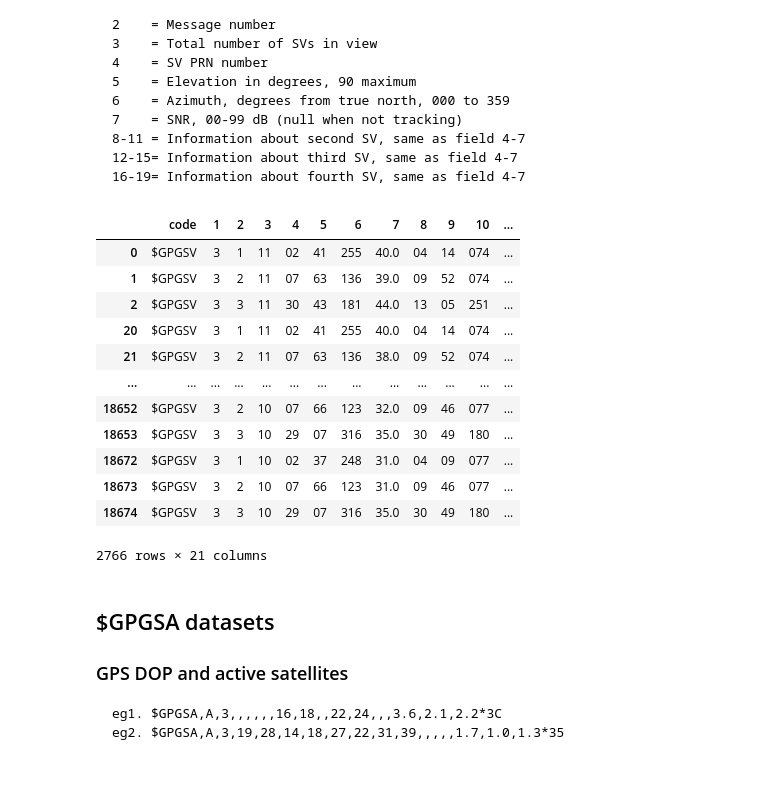
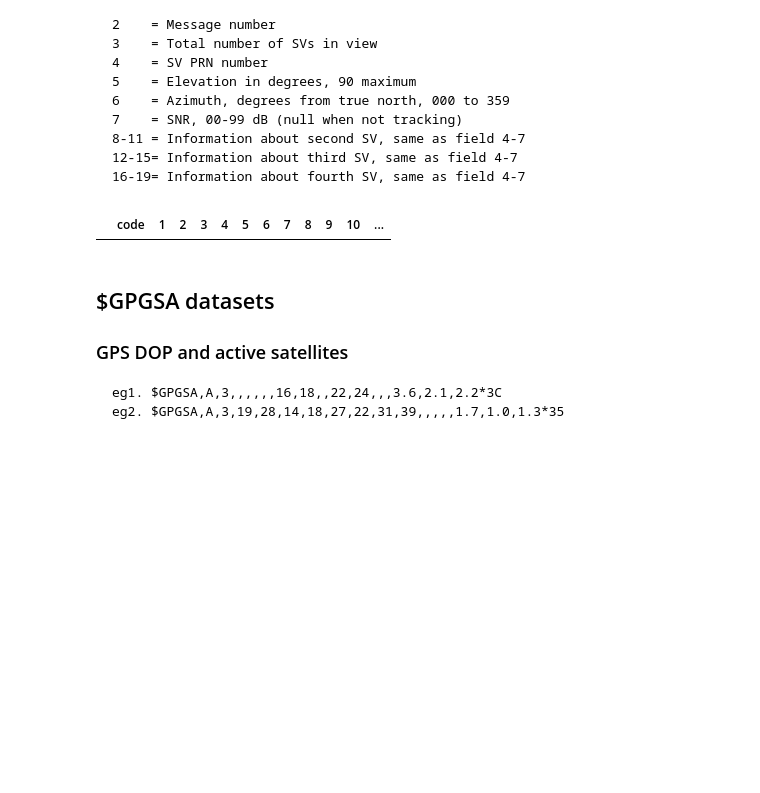
Before and after one commit to pratyush1611/geo1003_position, a Jupyter notebook: asg2.ipynb, the cells around one changed output. Saved outputs shown, nothing was run; the diff lists cells and outputs as text; code cells hidden in the pictures; blank space fills up the shorter version.

````diff
--- a/asg2.ipynb
+++ b/asg2.ipynb
@@ -53,22 +53,10 @@ eg. $GPGSV,3,1,11,03,03,111,00,04,15,270,00,06,01,010,00,13,06,292,00*74
 16-19= Information about fourth SV, same as field 4-7
 ```
 # %%
-gsv = df[ df['code'] == '$GPGSV']
+gsv = df[ df['code'] == '$GPGV']
 gsv
 # %% [output]
 |  | code | 1 | 2 | 3 | 4 | 5 | 6 | 7 | 8 | 9 | 10 | ... |
-| 0 | $GPGSV | 3 | 1 | 11 | 02 | 41 | 255 | 40.0 | 04 | 14 | 074 | ... |
-| 1 | $GPGSV | 3 | 2 | 11 | 07 | 63 | 136 | 39.0 | 09 | 52 | 074 | ... |
-| 2 | $GPGSV | 3 | 3 | 11 | 30 | 43 | 181 | 44.0 | 13 | 05 | 251 | ... |
-| 20 | $GPGSV | 3 | 1 | 11 | 02 | 41 | 255 | 40.0 | 04 | 14 | 074 | ... |
-| 21 | $GPGSV | 3 | 2 | 11 | 07 | 63 | 136 | 38.0 | 09 | 52 | 074 | ... |
-| ... | ... | ... | ... | ... | ... | ... | ... | ... | ... | ... | ... | ... |
-| 18652 | $GPGSV | 3 | 2 | 10 | 07 | 66 | 123 | 32.0 | 09 | 46 | 077 | ... |
-| 18653 | $GPGSV | 3 | 3 | 10 | 29 | 07 | 316 | 35.0 | 30 | 49 | 180 | ... |
-| 18672 | $GPGSV | 3 | 1 | 10 | 02 | 37 | 248 | 31.0 | 04 | 09 | 077 | ... |
-| 18673 | $GPGSV | 3 | 2 | 10 | 07 | 66 | 123 | 31.0 | 09 | 46 | 077 | ... |
-| 18674 | $GPGSV | 3 | 3 | 10 | 29 | 07 | 316 | 35.0 | 30 | 49 | 180 | ... |
-2766 rows × 21 columns
 # %% [markdown]
 ## $GPGSA datasets
 
````
Also changed, not shown: parts of 6 cells of this notebook.
